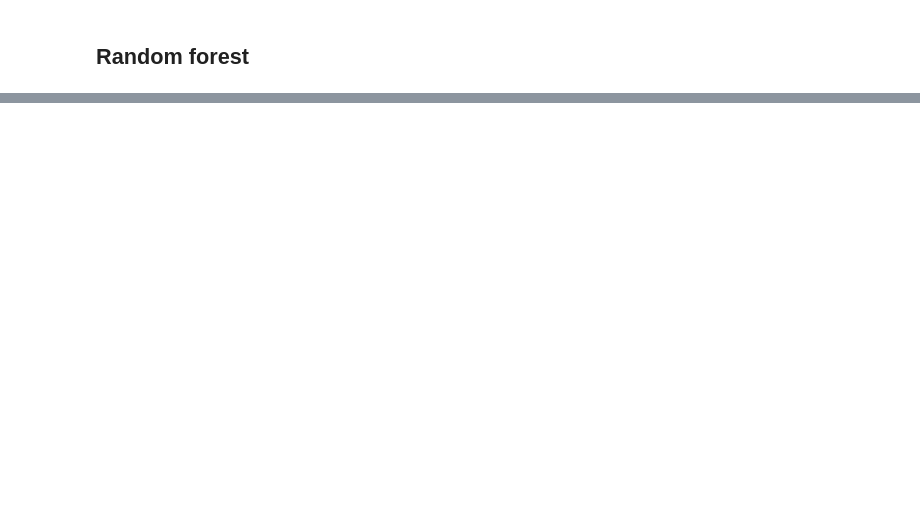
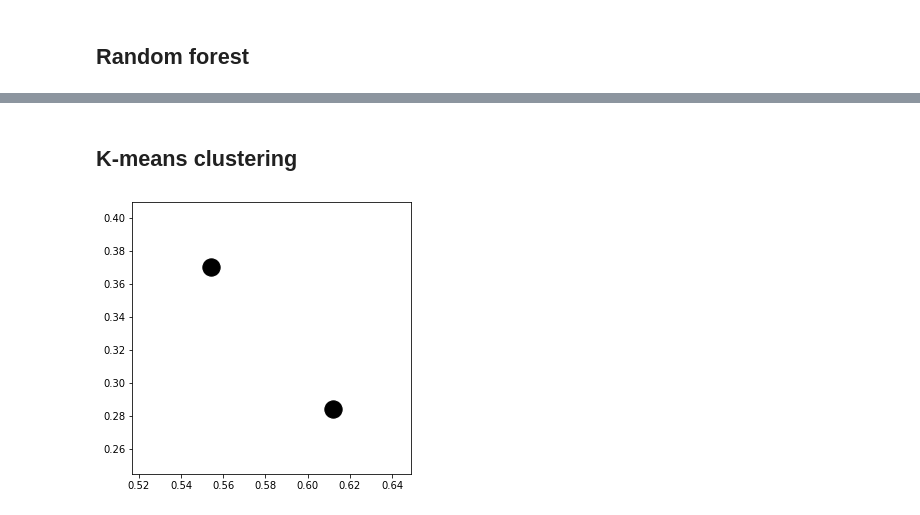
Before and after one commit to ali0003433/predict-by-issue-prioritization, a Jupyter notebook: notebooks/notebook-1.ipynb, the cells around one changed output, grey strips where cells are left out. Drawn from its saved outputs; the diff is of its cells as text; code cells hidden in the pictures; blank space fills up the shorter version.

```diff
--- a/notebooks/notebook-1.ipynb
+++ b/notebooks/notebook-1.ipynb
@@ -31 +26,6 @@ df = fill_nulls(df)
+# %%
+# read in data
+df = pd.read_csv('../data/raw/20161201_voter_study_group.csv')
+# fill null values
+df = fill_nulls(df)
 # %%
@@ -190,0 +171,20 @@ score
+# %% [markdown]
+## K-means clustering
+# %%
+kmeans = KMeans(n_clusters=2)
+kmeans.fit(X)
+
+labels = kmeans.labels_
+plt.figure(figsize=(5,5))
+plt.scatter(kmeans.cluster_centers_[:, 0], kmeans.cluster_centers_[:, 1], c='black', s=300)
+
+y_pred = kmeans.predict(X)
+metrics.silhouette_score(X, labels, metric='euclidean')
+metrics.calinski_harabasz_score(X, labels)
+
+y_pred_df = pd.DataFrame(y_pred, columns=['predicted'])
+d = df_target.join(y_pred_df)
+num_cluster_trump = d.loc[(d.presvote16post_2016 == 2) & (d.predicted == 0)].count()
+num_cluster_clinton = d.loc[(d.presvote16post_2016 == 1)].count()
+# %% [output]
+[figure, added]
```
Also changed, not shown: parts of 57 cells of this notebook, 3 other files.
